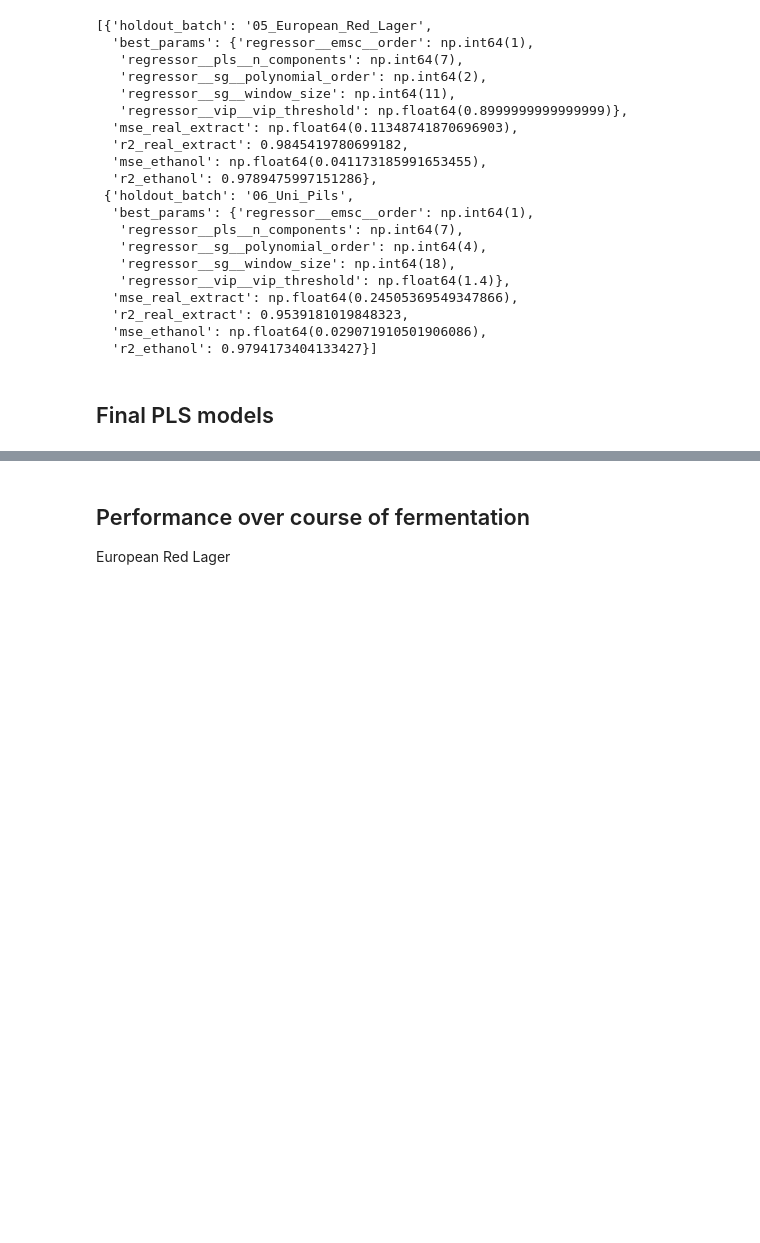
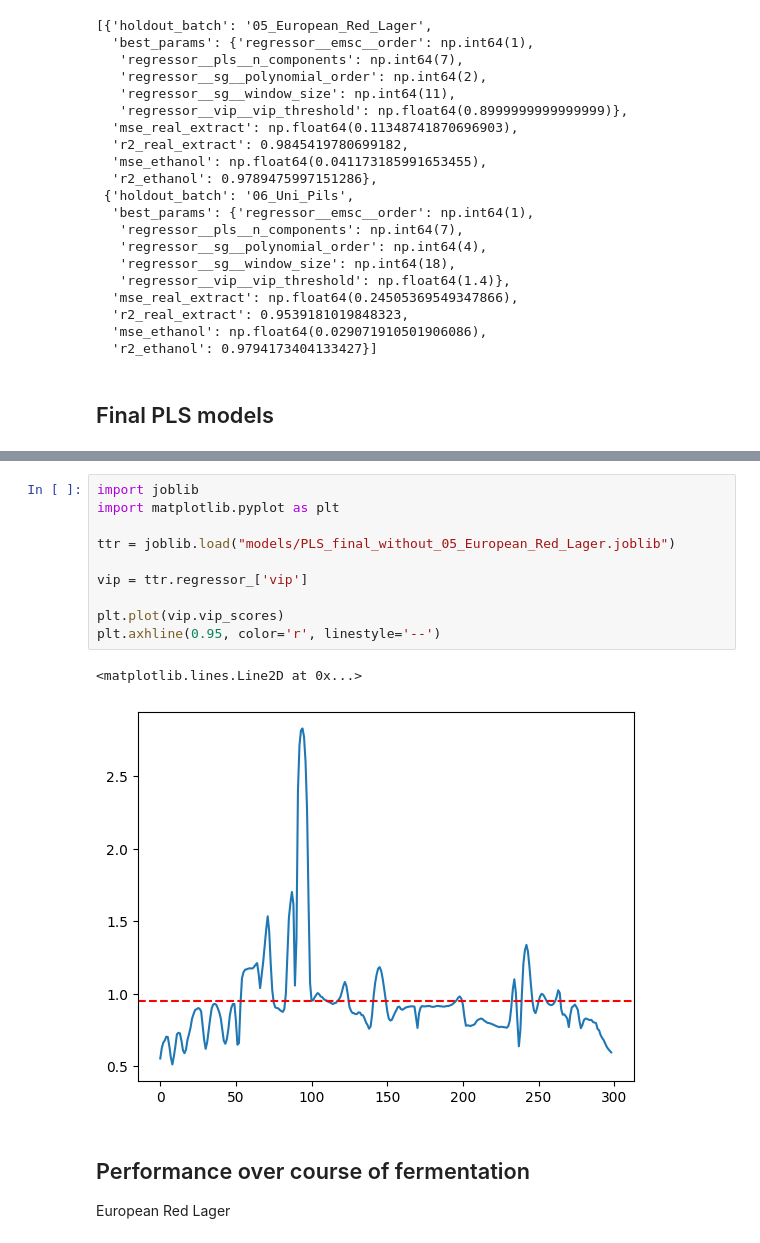
Before and after one commit to CTO-JKU/NIR-Beer-Fermentation-Monitoring, a Jupyter notebook: calibration.ipynb, the cells around one changed output, grey strips where cells are left out. Cells and saved outputs as stored; diff of their text form; blank space fills up the shorter version.

Commit message:
Removed import bugs and vip coeff export

```diff
--- a/calibration.ipynb
+++ b/calibration.ipynb
@@ -317,3 +321,16 @@ Holdout MSE for Ethanol: 0.0292, $R^2$: 0.9793
+# %%
+import joblib
+import matplotlib.pyplot as plt
+
+ttr = joblib.load("models/PLS_final_without_05_European_Red_Lager.joblib")
+
+vip = ttr.regressor_['vip']
+
+plt.plot(vip.vip_scores)
+plt.axhline(0.95, color='r', linestyle='--')
+# %% [output]
+<matplotlib.lines.Line2D at 0x...>
+[figure, added]
 # %% [markdown]
 ## Performance over course of fermentation
 European Red Lager
```
Also changed, not shown: parts of 4 cells of this notebook, 4 other files.
